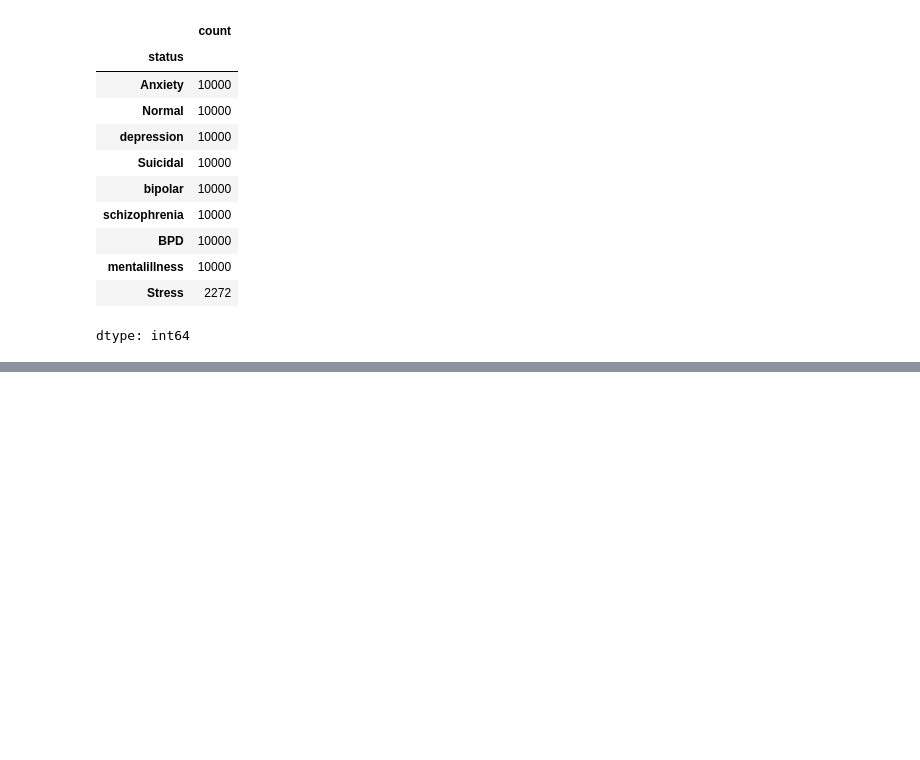
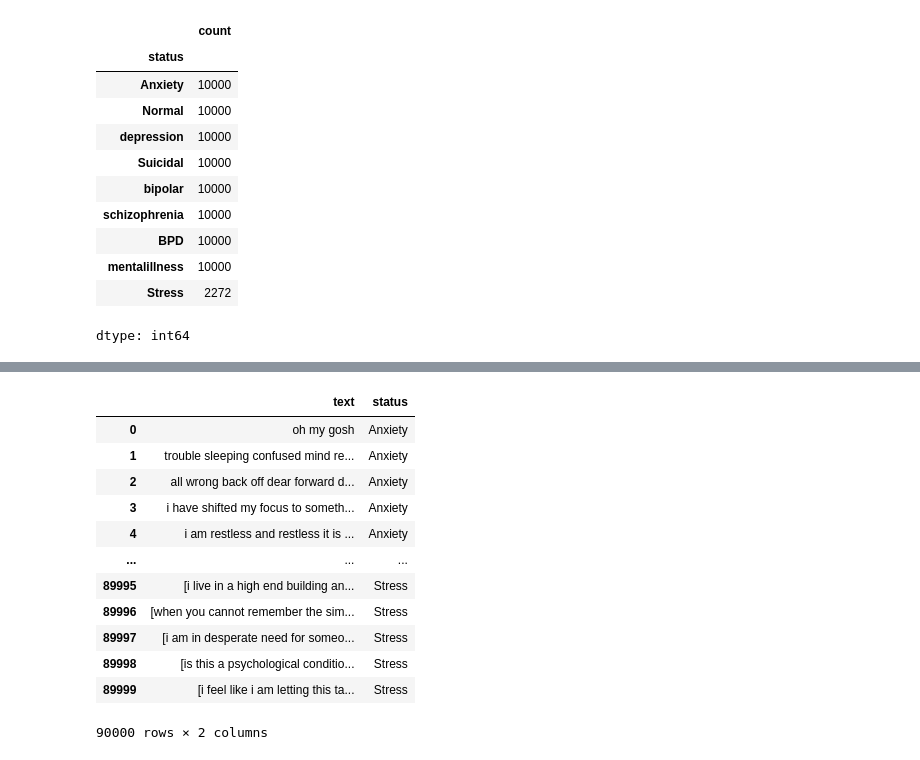
Before and after one commit to opsifiz/AIB5_Emotion-Classification, a Jupyter notebook: archive/create_dataset.ipynb, the cells around one changed output, grey strips where cells are left out. Saved outputs shown, nothing was run; the diff lists cells and outputs as text; code cells hidden in the pictures; blank space fills up the shorter version.

```diff
--- a/archive/create_dataset.ipynb
+++ b/archive/create_dataset.ipynb
@@ -104,0 +111,37 @@ temp
+# %%
+import nlpaug.augmenter.word as naw
+import pandas as pd
+
+# Assume df is your original DataFrame
+stress_df = temp[temp['status'] == 'Stress']
+
+# Augmenter - Synonym replacement for demonstration
+aug = naw.SynonymAug(aug_src='wordnet')
+
+augmented_texts = []
+for i in range(7728):
+    original_text = stress_df['text'].sample(1).values[0]
+    augmented_text = aug.augment(original_text)
+    augmented_texts.append({'text': augmented_text, 'status': 'Stress'})
+
+# Create a DataFrame from augmented texts
+augmented_df = pd.DataFrame(augmented_texts)
+
+# Combine with original
+combined_df = pd.concat([temp, augmented_df], ignore_index=True)
+# %%
+combined_df
+# %% [output]
+|  | text | status |
+| 0 | oh my gosh | Anxiety |
+| 1 | trouble sleeping confused mind re... | Anxiety |
+| 2 | all wrong back off dear forward d... | Anxiety |
+| 3 | i have shifted my focus to someth... | Anxiety |
+| 4 | i am restless and restless it is ... | Anxiety |
+| ... | ... | ... |
+| 89995 | [i live in a high end building an... | Stress |
+| 89996 | [when you cannot remember the sim... | Stress |
+| 89997 | [i am in desperate need for someo... | Stress |
+| 89998 | [is this a psychological conditio... | Stress |
+| 89999 | [i feel like i am letting this ta... | Stress |
+90000 rows × 2 columns
```
Also changed, not shown: parts of 7 cells of this notebook.
